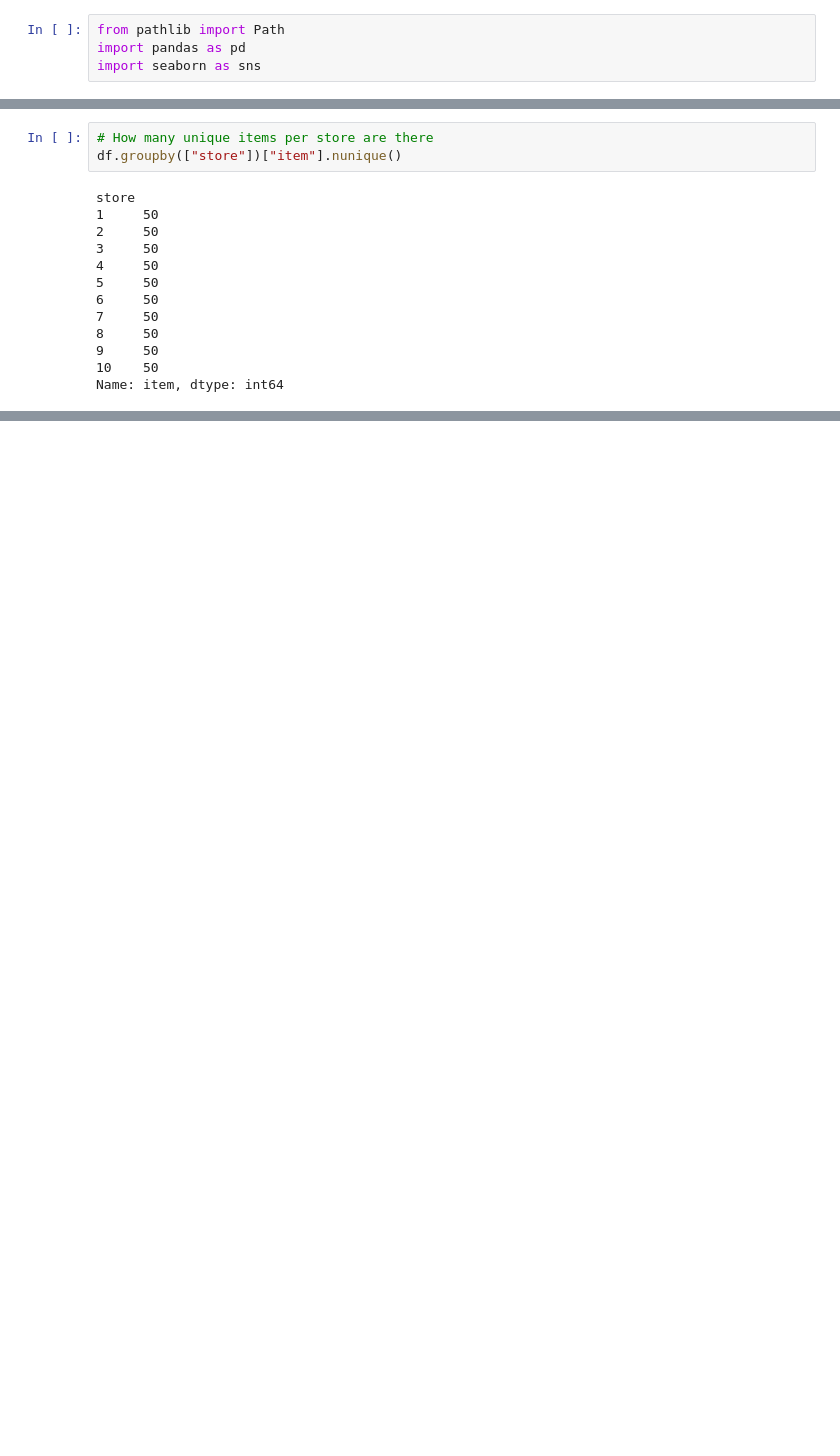
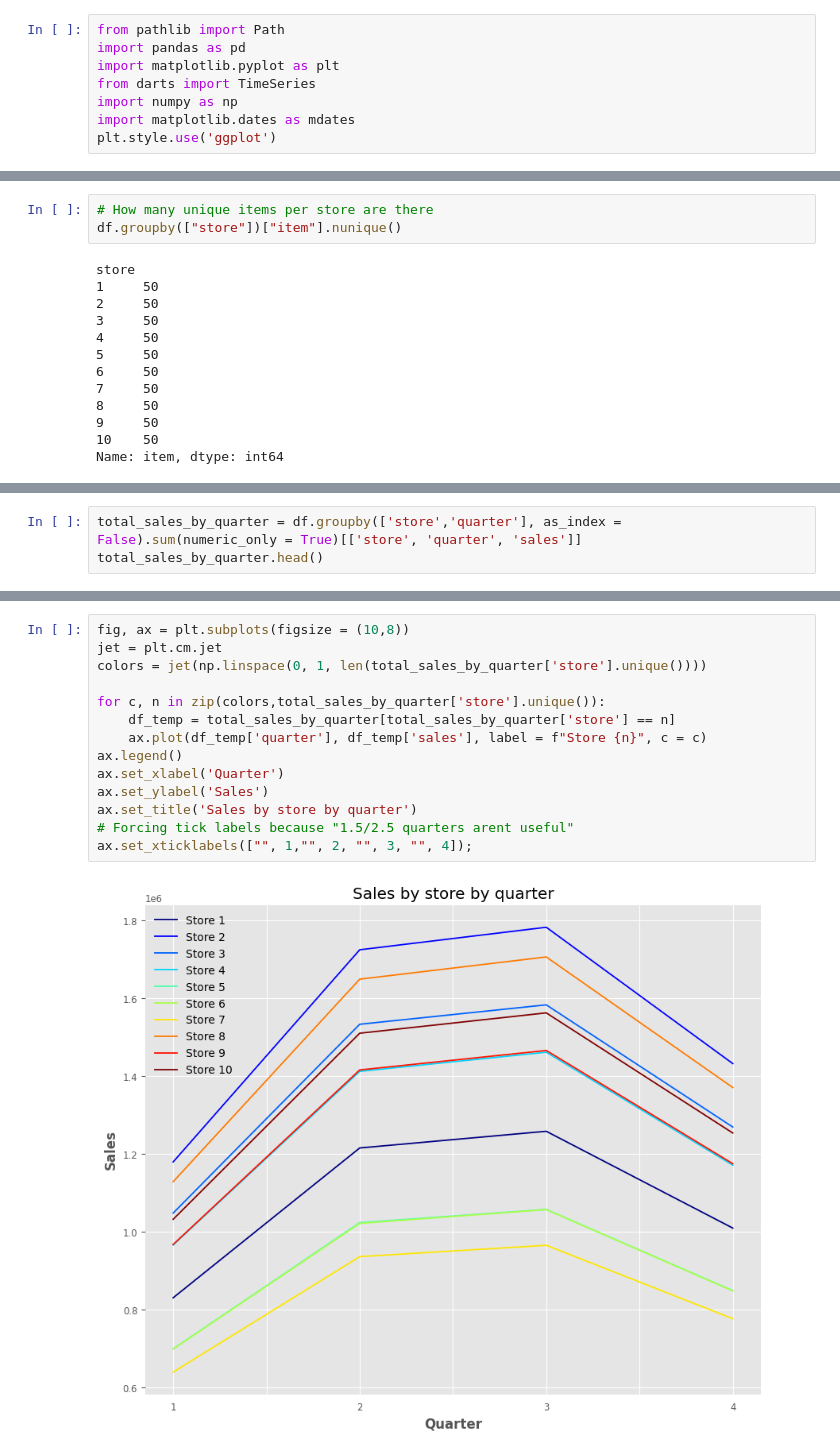
Before and after one commit to jmoro0408/Sales-Forecasting, a Jupyter notebook: notebooks/1.0 - Data Exploration.ipynb, the cells around one changed output, grey strips where cells are left out. Drawn from its saved outputs; the diff is of its cells as text; blank space fills up the shorter version.

```diff
--- a/notebooks/1.0 - Data Exploration.ipynb
+++ b/notebooks/1.0 - Data Exploration.ipynb
@@ -1,4 +1,8 @@
 # %%
 from pathlib import Path
 import pandas as pd
-import seaborn as sns
+import matplotlib.pyplot as plt
+from darts import TimeSeries
+import numpy as np
+import matplotlib.dates as mdates
+plt.style.use('ggplot')
@@ -52,0 +88,3 @@ df.head()
+# %%
+total_sales_by_quarter = df.groupby(['store','quarter'], as_index = False).sum(numeric_only = True)[['store', 'quarter', 'sales']]
+total_sales_by_quarter.head()
@@ -52,0 +98,16 @@ df.head()
+# %%
+fig, ax = plt.subplots(figsize = (10,8))
+jet = plt.cm.jet
+colors = jet(np.linspace(0, 1, len(total_sales_by_quarter['store'].unique())))
+
+for c, n in zip(colors,total_sales_by_quarter['store'].unique()):
+    df_temp = total_sales_by_quarter[total_sales_by_quarter['store'] == n]
+    ax.plot(df_temp['quarter'], df_temp['sales'], label = f"Store {n}", c = c)
+ax.legend()
+ax.set_xlabel('Quarter')
+ax.set_ylabel('Sales')
+ax.set_title('Sales by store by quarter')
+# Forcing tick labels because "1.5/2.5 quarters arent useful"
+ax.set_xticklabels(["", 1,"", 2, "", 3, "", 4]);
+# %% [output]
+[figure, added]
```
Also changed, not shown: parts of 29 cells of this notebook.
